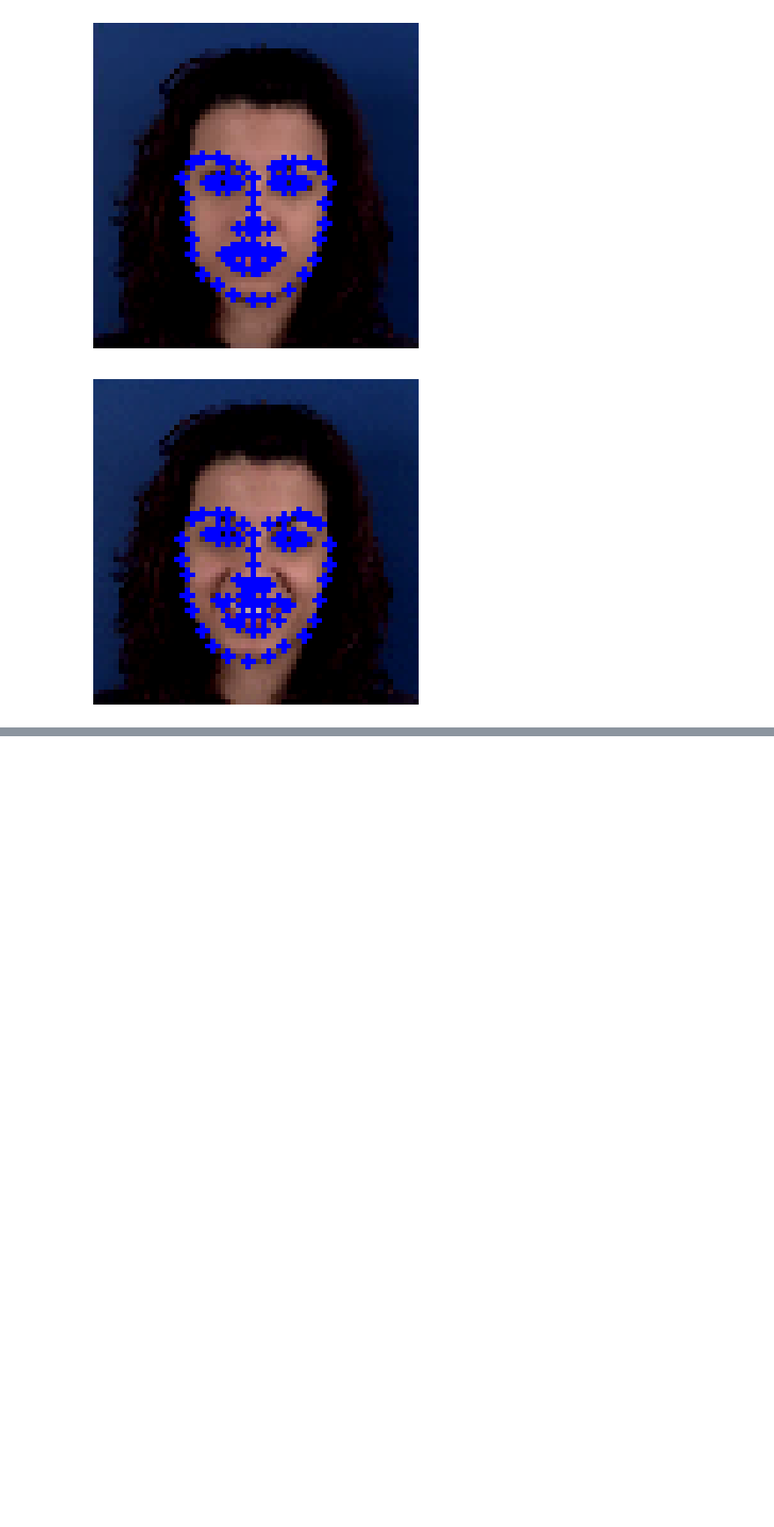
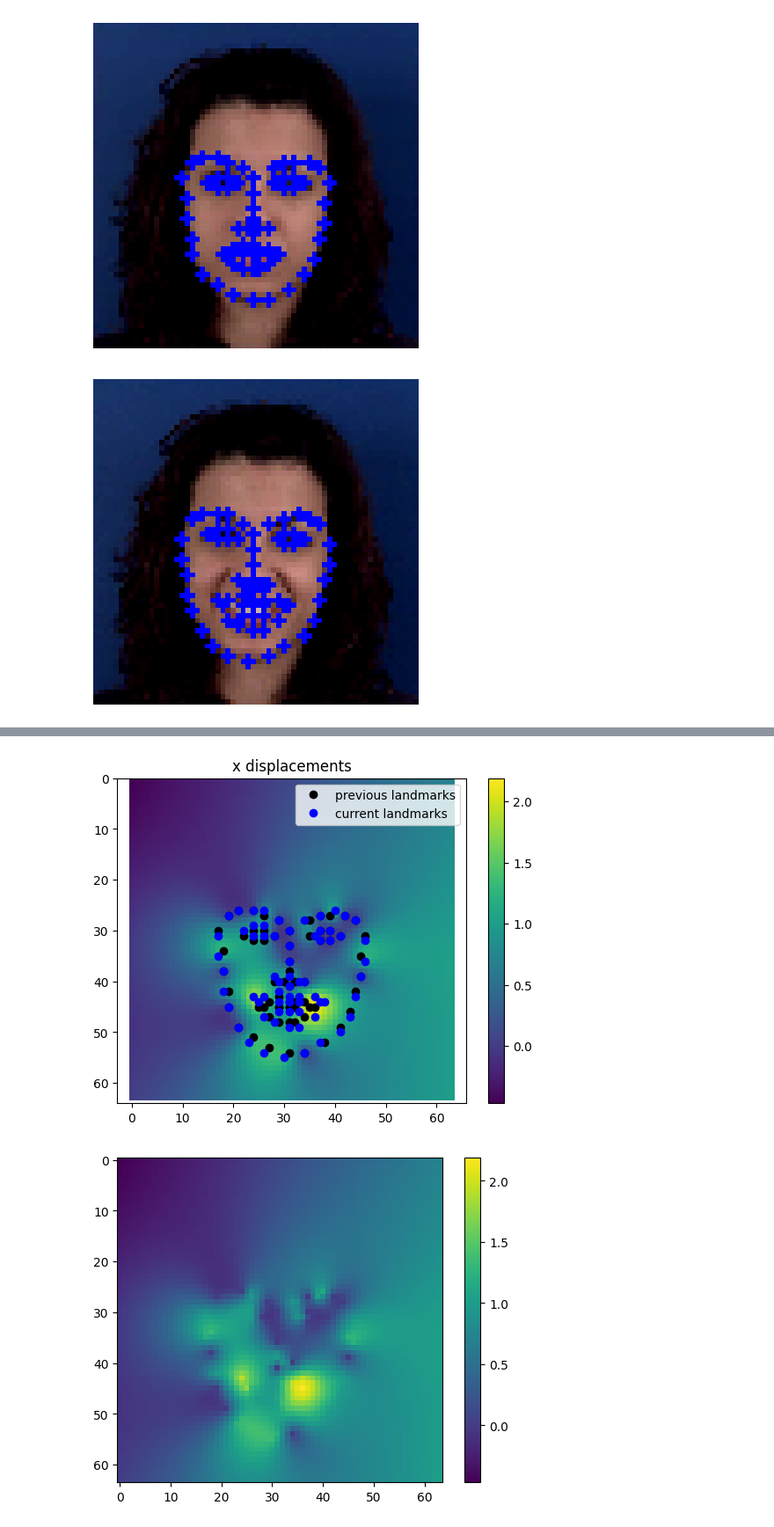
Before and after one commit to lapidarioz/temporal-coherence, a Jupyter notebook: displacements.ipynb, the cells around one changed output, grey strips where cells are left out. Shown at 88% size. Drawn from its saved outputs; the diff is of its cells as text; code cells hidden in the pictures; blank space fills up the shorter version.

Commit message:
Ongoing landmarks feature loss tensorflow

```diff
--- a/displacements.ipynb
+++ b/displacements.ipynb
@@ -418,7 +426,7 @@ displacements_map = compute_displacements_interpolation(out_landmarks2[0], out_l
 # %%
 from scipy.ndimage import gaussian_filter
 
-def compute_displacements_guassian(points_a, points_b, kernel_size, sigma=2, muu=0, image_height=IMG_HEIGHT, image_width=IMG_WIDTH):
+def compute_displacements_guassian(points_a, points_b, kernel_size, sigma=5, muu=0, image_height=IMG_HEIGHT, image_width=IMG_WIDTH):
     """
     Computes the interpolation for all points of the displacements by the distance between the vertices of points_a and Points_b.
     Assumes that the input vertices and displacements are arrays of shape (num_triangles, 3, 2),
@@ -452,13 +460,11 @@ def compute_displacements_guassian(points_a, points_b, kernel_size, sigma=2, muu
     plt.colorbar()
     plt.axis("equal")
     plt.ylim(IMG_HEIGHT, 0)
-    plt.title("x displacements")
     plt.show()
 
 
     plt.imshow(displacements_map)
     plt.colorbar()
-    plt.title("x displacements")
     plt.show()
 
 
@@ -470,0 +535,73 @@ displacements_map = compute_displacements_guassian(out_landmarks2[0], out_landma
+# %%
+import tensorflow_addons as tfa
+
+def tf_interpolate(points, displacements_values, grid_points, image_height, image_width):
+    displacements_map = tfa.image.interpolate_spline(
+        points,
+        displacements_values,
+        grid_points,
+        1,
+        0
+    )
+    displacements_map = tf.reshape(displacements_map, [image_height, image_width])
+    return tf.transpose(displacements_map, [1, 0])
+
+
+def tf_compute_displacements_interpolation(points_a, points_b, image_height=IMG_HEIGHT, image_width=IMG_WIDTH):
+    # to tensor tf.float32
+    points_a = tf.cast(points_a, tf.float32)
+    points_b = tf.cast(points_b, tf.float32)
+    points_a = tf.expand_dims(points_a, axis=0)
+    points_b = tf.expand_dims(points_b, axis=0)
+
+    # computer eucliden distance between points_a and points_b
+    displacements_values = tf.linalg.norm(points_b - points_a, axis=2)
+    displacements_values = tf.expand_dims(displacements_values, axis=-1)
+
+
+    X = tf.range(0., float(image_height))
+    Y = tf.range(0., float(image_width))
+    X, Y = tf.meshgrid(X, Y, indexing='ij')
+    grid_points = tf.stack([X, Y], axis=-1)
+    # grid_points = tf.reshape(grid_points, [1, image_height * image_width, 2])
+    displacements_map_a = tf_interpolate(points_a, displacements_values, grid_points, image_height, image_width)
+    displacements_map_b = tf_interpolate(points_b, displacements_values, grid_points, image_height, image_width)
+    displacements_map = tf.reduce_mean([displacements_map_a, displacements_map_b], axis=0)
+
+
+
+
+
+
+    # displacements_map = tfp.math.batch_interp_regular_nd_grid(grid_points, [0.,0.], [64.,64.], displacements_values, axis=0)
+
+    # displacements_map = tfp.math.batch_interp_rectilinear_nd_grid(
+    #     points_a,
+    #     grid_points,
+    #     displacements_values,
+    #     axis=-2
+    # )
+
+
+    plt.pcolormesh(X, Y, tf.transpose(displacements_map, [1, 0]), shading='auto')
+    plt.plot(points_a[0, :, 0], points_a[0, :, 1], "ok", label="previous landmarks", color="black")
+    plt.plot(points_b[0, :, 0], points_b[0, :, 1], "ok", label="current landmarks", color="blue")
+    plt.legend()
+    plt.colorbar()
+    plt.axis("equal")
+    plt.ylim(IMG_HEIGHT, 0)
+    plt.title("x displacements")
+    # invert axis
+    plt.ylim(64, 0)
+    plt.show()
+
+
+    plt.imshow(displacements_map)
+    plt.colorbar()
+    plt.show()
+
+
+    return displacements_map
+
+displacements_map = tf_compute_displacements_interpolation(out_landmarks2[0], out_landmarks2[72])
+# %% [output]
@@ -470,0 +617,2 @@ displacements_map = compute_displacements_guassian(out_landmarks2[0], out_landma
+[figure, added]
+[figure, added]
```
Also changed, not shown: parts of 9 cells of this notebook, 5 other files.
